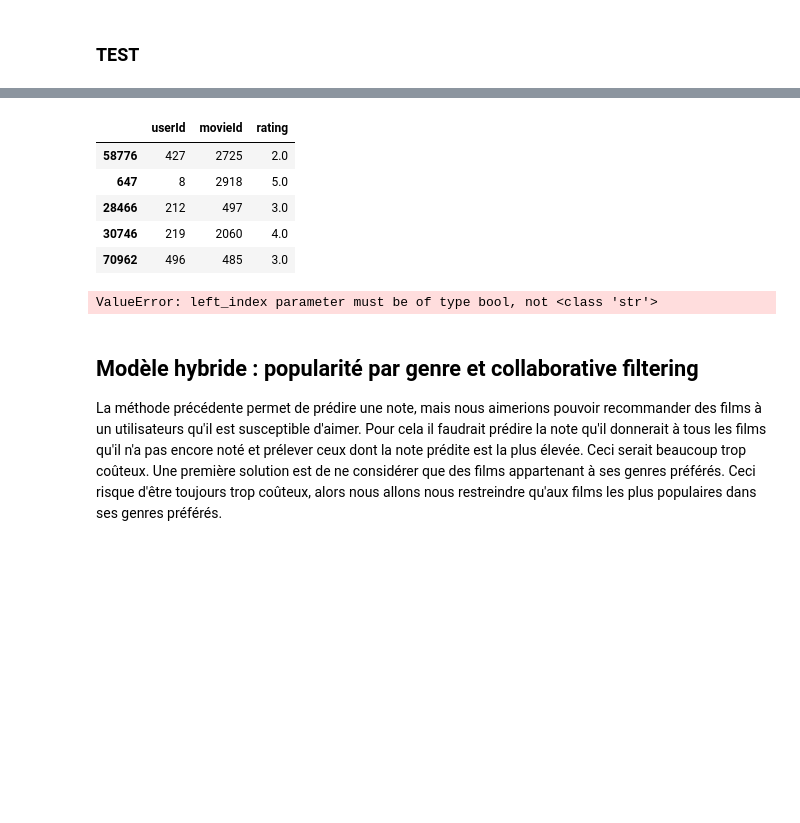
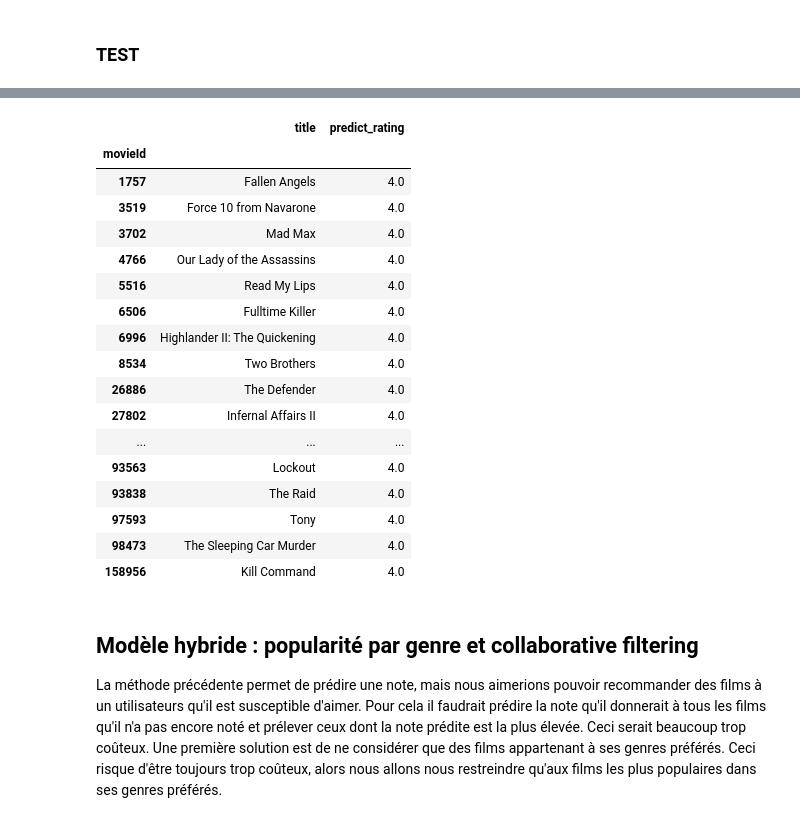
Before and after one commit to AnitaDurr/MovieRecommandation, a Jupyter notebook: MovieNotebook.ipynb, the cells around one changed output, grey strips where cells are left out. Cells and saved outputs as stored; diff of their text form; code cells hidden in the pictures; blank space fills up the shorter version.

```diff
--- a/MovieNotebook.ipynb
+++ b/MovieNotebook.ipynb
@@ -1889,15 +1868,16 @@ class HybridRecommender:
 
         predictions.movieId = predictions.movieId.astype(int)
         predictions.sort_values(by='predict_rating', ascending=False, inplace=True)
+        predictions.set_index('movieId', inplace=True)
         reco = dfm.merge(predictions, left_on='movieId', right_on='movieId')
-        reco = predictions[:nb_reco] if len(predictions) > nb_reco else predictions
+        reco = reco.head(nb_reco) if len(reco) > nb_reco else reco
         return reco
 # %% [markdown]
 ### TEST
 # %%
-dfr_test = ratings.sample(100)
-dfc_test = dfm_cluster.sample(100)
+dfr_test = ratings.sample(1000)
+dfc_test = dfm_cluster.sample(1000)
 
-dfm = movies[['tmdbId', 'title', 'genres', 'vote_average', 'vote_count']]
+dfm = movies[['tmdbId', 'title']]
 dfm = link.merge(dfm, left_on='tmdbId', right_on='tmdbId').drop(columns=['tmdbId', 'imdbId'])
 dfm.set_index('movieId', inplace=True)
@@ -1910,16 +1909,24 @@ Wall time: 5.9 s
-# %%
-dfr_test.head()
-# %% [output]
-|  | userId | movieId | rating |
-| 58776 | 427 | 2725 | 2.0 |
-| 647 | 8 | 2918 | 5.0 |
-| 28466 | 212 | 497 | 3.0 |
-| 30746 | 219 | 2060 | 4.0 |
-| 70962 | 496 | 485 | 3.0 |
 # %%
-hr.recommend(uid=8, dfr=ratings, dfm=dfm, nb_reco=20)
+hr.recommend(uid=664, dfr=ratings, dfm=dfm, nb_reco=20)
 # %% [output]
-ValueError: left_index parameter must be of type bool, not <class 'str'>
+|  | title | predict_rating |
+| movieId |  |  |
+| 1757 | Fallen Angels | 4.0 |
+| 3519 | Force 10 from Navarone | 4.0 |
+| 3702 | Mad Max | 4.0 |
+| 4766 | Our Lady of the Assassins | 4.0 |
+| 5516 | Read My Lips | 4.0 |
+| 6506 | Fulltime Killer | 4.0 |
+| 6996 | Highlander II: The Quickening | 4.0 |
+| 8534 | Two Brothers | 4.0 |
+| 26886 | The Defender | 4.0 |
+| 27802 | Infernal Affairs II | 4.0 |
+| ... | ... | ... |
+| 93563 | Lockout | 4.0 |
+| 93838 | The Raid | 4.0 |
+| 97593 | Tony | 4.0 |
+| 98473 | The Sleeping Car Murder | 4.0 |
+| 158956 | Kill Command | 4.0 |
 # %% [markdown]
 ## Modèle hybride : popularité par genre et collaborative filtering
 
```
Also changed, not shown: parts of 7 cells of this notebook.
